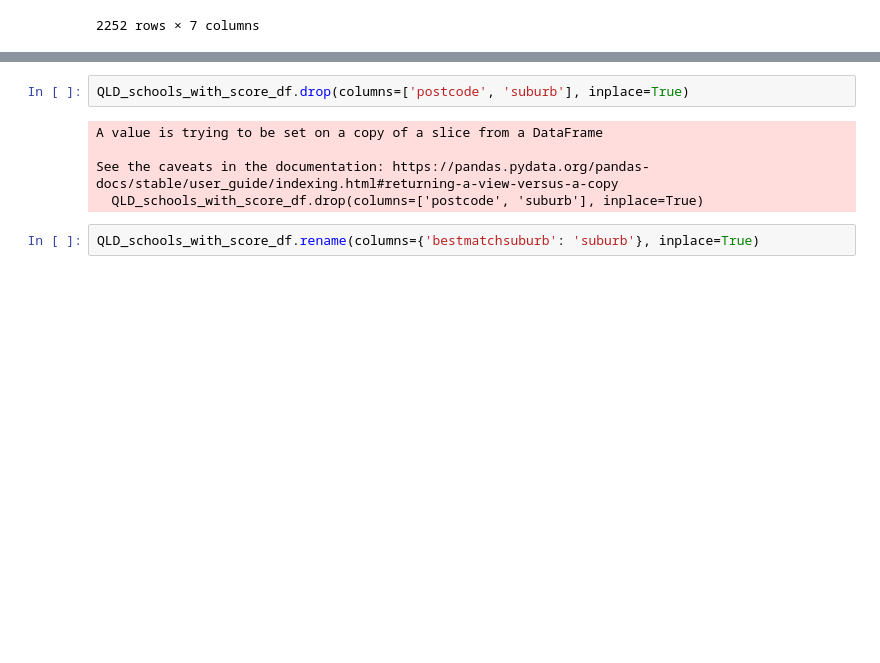
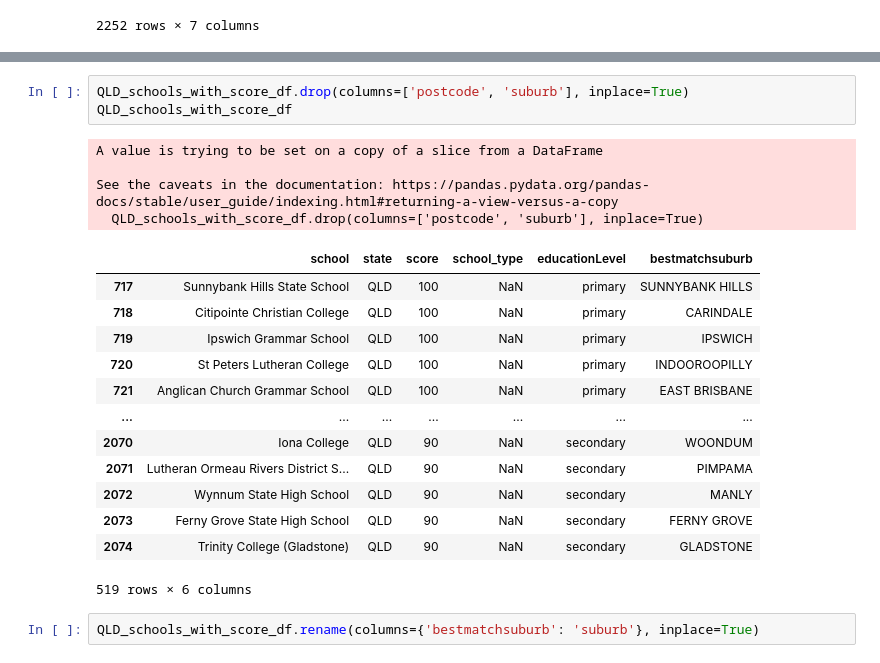
Before and after one commit to EricHuynh10/propertysmart, a Jupyter notebook: adhoc-scripts/test.ipynb, the cells around one changed output, grey strips where cells are left out. Drawn from its saved outputs; the diff is of its cells as text; blank space fills up the shorter version.

```diff
--- a/adhoc-scripts/test.ipynb
+++ b/adhoc-scripts/test.ipynb
@@ -244,10 +242,24 @@ See the caveats in the documentation: https://pandas.pydata.org/pandas-docs/stab
 # %%
 QLD_schools_with_score_df.drop(columns=['postcode', 'suburb'], inplace=True)
+QLD_schools_with_score_df
 # %% [output]
 A value is trying to be set on a copy of a slice from a DataFrame
 
 See the caveats in the documentation: https://pandas.pydata.org/pandas-docs/stable/user_guide/indexing.html#returning-a-view-versus-a-copy
   QLD_schools_with_score_df.drop(columns=['postcode', 'suburb'], inplace=True)
+|  | school | state | score | school_type | educationLevel | bestmatchsuburb |
+| 717 | Sunnybank Hills State School | QLD | 100 | NaN | primary | SUNNYBANK HILLS |
+| 718 | Citipointe Christian College | QLD | 100 | NaN | primary | CARINDALE |
+| 719 | Ipswich Grammar School | QLD | 100 | NaN | primary | IPSWICH |
+| 720 | St Peters Lutheran College | QLD | 100 | NaN | primary | INDOOROOPILLY |
+| 721 | Anglican Church Grammar School | QLD | 100 | NaN | primary | EAST BRISBANE |
+| ... | ... | ... | ... | ... | ... | ... |
+| 2070 | Iona College | QLD | 90 | NaN | secondary | WOONDUM |
+| 2071 | Lutheran Ormeau Rivers District S... | QLD | 90 | NaN | secondary | PIMPAMA |
+| 2072 | Wynnum State High School | QLD | 90 | NaN | secondary | MANLY |
+| 2073 | Ferny Grove State High School | QLD | 90 | NaN | secondary | FERNY GROVE |
+| 2074 | Trinity College (Gladstone) | QLD | 90 | NaN | secondary | GLADSTONE |
+519 rows × 6 columns
 # %%
 QLD_schools_with_score_df.rename(columns={'bestmatchsuburb': 'suburb'}, inplace=True)
 # %% [output]
```
Also changed, not shown: parts of 6 cells of this notebook, 2 other files.
